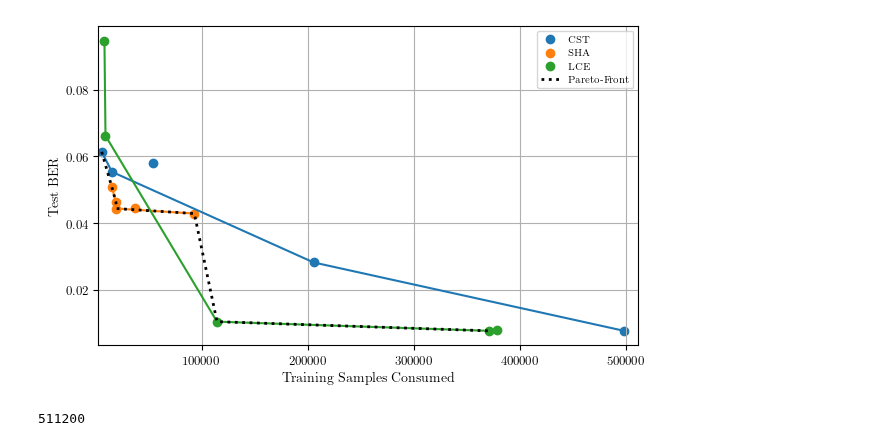
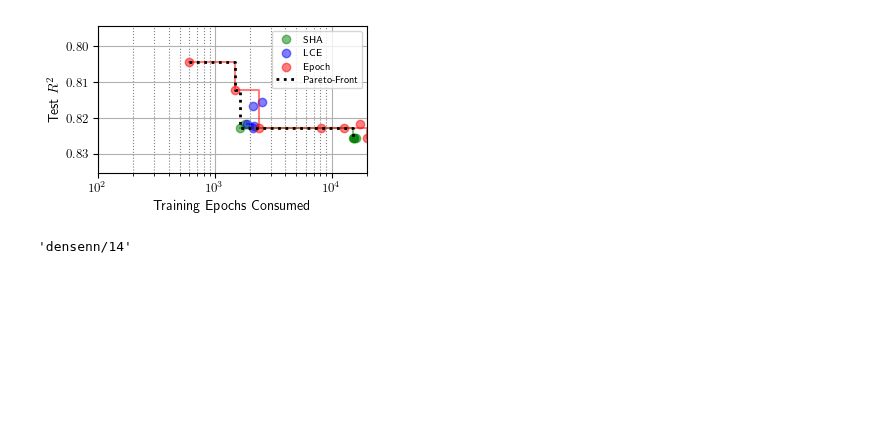
Before and after one commit to fmohr/lcdb, a Jupyter notebook: publications/2024-neurocom/multi-fidelity-hpo/experiments/lcdb2/analysis.ipynb, the cells around one changed output. Drawn from its saved outputs; the diff is of its cells as text; code cells hidden in the pictures; blank space fills up the shorter version.

```diff
--- a/publications/2024-neurocom/multi-fidelity-hpo/experiments/lcdb2/analysis.ipynb
+++ b/publications/2024-neurocom/multi-fidelity-hpo/experiments/lcdb2/analysis.ipynb
@@ -12,16 +12,19 @@ from scipy.interpolate import interp1d
 from deephyper.analysis._matplotlib import figure_size, update_matplotlib_rc
 
 update_matplotlib_rc()
-figsize = figure_size(252 * 1.8, 1.0)
+figsize = figure_size(252 * 1.0, 1.0)
 # %%
 class Experiment:
-    task = "knn/3"
+    task = "densenn/3"
+    # task = "densenn/6"
+    # task = "densenn/14"
+    # task = "densenn/16"
     problem = "dhexp.benchmark.lcdb_hpo"
     search = "RANDOM"
     stopper = None
     stopper_args = None
     max_evals = 200
-    max_budget = 2556
+    max_budget = 100
     random_state = None
 
     def __init__(self, stopper, stopper_args, random_state) -> None:
@@ -137,7 +147,12 @@ def process(df, mode="max", topk_tournament=None, filter_duplicates=False, max_b
             # df.loc[i,"m:budget_cumsum"] = df.loc[i,"m:budget_cumsum"] + len(topk) * 100 - topk["m:budget"].sum()
 
             # consider that selected models are retrained from scratch
-            df.loc[i,"m:budget_cumsum"] = df.loc[i,"m:budget_cumsum"] + len(topk) * max_budget
+            # df.loc[i,"m:budget_cumsum"] = df.loc[i,"m:budget_cumsum"] + len(topk) * max_budget
+            for topk_i in range(min(len(topk), k)):
+                budget = topk.iloc[topk_i]["m:budget"]
+                # retraining cost if not completed
+                if budget < max_budget:
+                    df.loc[i,"m:budget_cumsum"] = df.loc[i,"m:budget_cumsum"] + max_budget
 
             winner_idx = winner.index.tolist()[0]
             max_idx.append(winner_idx)
@@ -165,6 +180,7 @@ def process(df, mode="max", topk_tournament=None, filter_duplicates=False, max_b
 # %%
 max_evals = exp.max_evals
 max_budget = exp.max_budget
+plot_val = False
 # %%
 # https://matplotlib.org/stable/tutorials/colors/colormaps.html#lightness-of-matplotlib-colormaps
 cmap = mpl.colormaps["tab10"]
@@ -232,34 +303,55 @@ plt.show()
 # %%
 from deephyper.skopt.moo import pareto_front
 
 y_all = []
 
 plt.figure(figsize=figsize)
 
 for i, (stopper, y) in enumerate(data_y_final.items()):
-    y_all.extend(y)
     y = np.array(y)
-    pf = pareto_front(y, sort=True)
-    plt.scatter(y[:,0], y[:,1], color=f"C{i}", label=map_stopper_to_label[stopper])
-    plt.plot(pf[:,0], pf[:,1])
+    y_all.extend(y[:,:2])
+    pf, pf_idx = pareto_front(y[:,:2], sort=True, return_idx=True)
+    plt.scatter(y[:, 0], -y[:, 1], color=map_stopper_to_color[stopper], label=map_stopper_to_label[stopper].replace("-",""), alpha=0.5)
+    plt.step(pf[:, 0], -pf[:, 1], where="post", color=map_stopper_to_color[stopper], alpha=0.5)
 
 y_all = np.array(y_all)
 pf = pareto_front(y_all, sort=True)
-plt.plot(pf[:,0], pf[:,1], color="black", linewidth=2, linestyle=":", label="Pareto-Front")
+plt.step(
+    pf[:, 0],
+    -pf[:, 1],
+    color="black",
+    linewidth=2,
+    linestyle=":",
+    where="post",
+    label="Pareto-Front",
+)
 
-# plt.xscale("log")
-# plt.yscale("log")
+plt.xscale("log")
+# def forward(x):
+#     x = np.power(10, x)
+#     return x
+
+# def inverse(x):
+#     x = np.log(x) / np.log(10)
+#     return x
+# plt.yscale("function", functions=(forward, inverse))
+
+eps = 0.01
+plt.ylim(max(-y_all[:, 1]) + eps, np.min(-y_all[:, 1]) - eps)
 plt.xlim(max_budget, max_budget * max_evals)
-plt.xlabel("Training Samples Consumed")
-plt.ylabel("Test BER")
+plt.xlabel("Training Epochs Consumed")
+if plot_val:
+    plt.ylabel("Validation $R^2$")
+else:
+    plt.ylabel("Test $R^2$")
 plt.legend()
 plt.grid()
 plt.grid(visible=True, which="minor", color="gray", linestyle=":")
 plt.savefig(os.path.join(exp.task, "pf.jpg"), dpi=300, bbox_inches="tight")
 plt.show()
 # %% [output]
-[figure, old version]
+[figure, new version]
-# %%
-2556 * 200
-# %% [output]
-511200
+# %%
+exp.task
+# %% [output]
+'densenn/14'
```
Also changed, not shown: parts of 2 cells of this notebook, 25 other files.
